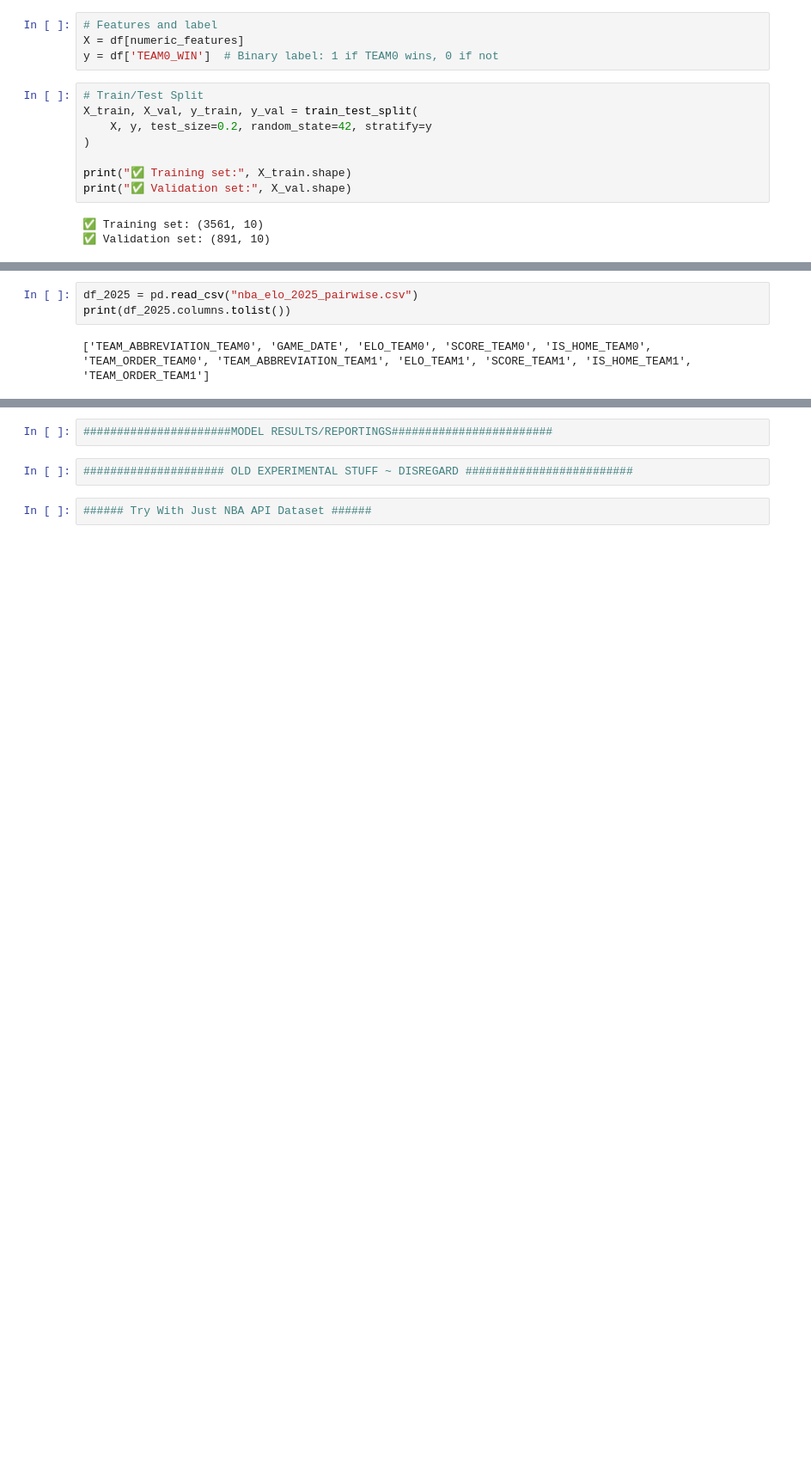
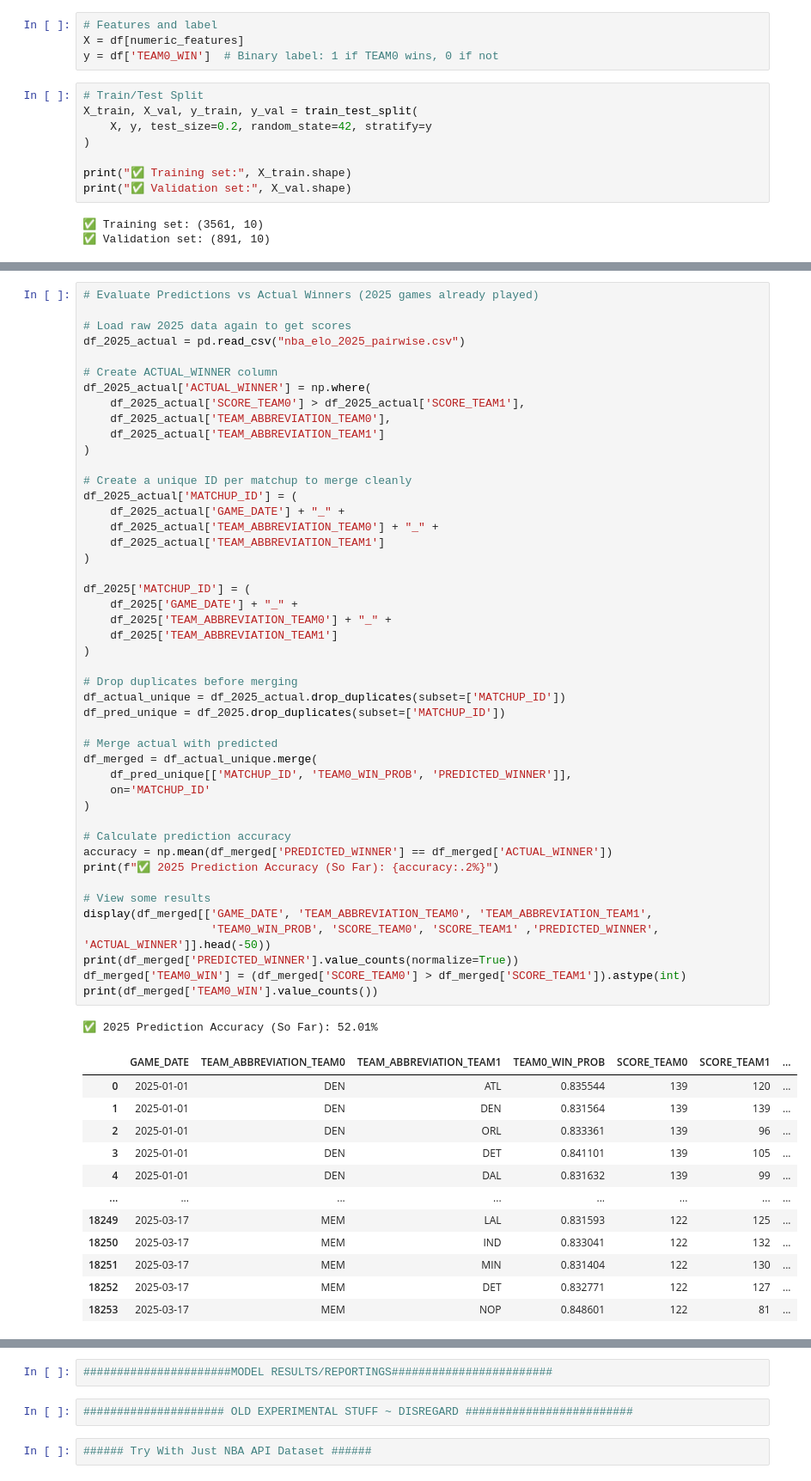
Before and after one commit to BihanDasgupta/ShotMint, a Jupyter notebook: MintShooter_RNN_Model.ipynb, the cells around one changed output, grey strips where cells are left out. Shown at 86% size. Cells and saved outputs as stored; diff of their text form; blank space fills up the shorter version.

```diff
--- a/MintShooter_RNN_Model.ipynb
+++ b/MintShooter_RNN_Model.ipynb
@@ -668,5 +742,60 @@ NotFittedError: This StandardScaler instance is not fitted yet. Call 'fit' with
 # %%
-df_2025 = pd.read_csv("nba_elo_2025_pairwise.csv")
-print(df_2025.columns.tolist())
+# Evaluate Predictions vs Actual Winners (2025 games already played)
+
+# Load raw 2025 data again to get scores
+df_2025_actual = pd.read_csv("nba_elo_2025_pairwise.csv")
+
+# Create ACTUAL_WINNER column
+df_2025_actual['ACTUAL_WINNER'] = np.where(
+    df_2025_actual['SCORE_TEAM0'] > df_2025_actual['SCORE_TEAM1'],
+    df_2025_actual['TEAM_ABBREVIATION_TEAM0'],
+    df_2025_actual['TEAM_ABBREVIATION_TEAM1']
+)
+
+# Create a unique ID per matchup to merge cleanly
+df_2025_actual['MATCHUP_ID'] = (
+    df_2025_actual['GAME_DATE'] + "_" +
+    df_2025_actual['TEAM_ABBREVIATION_TEAM0'] + "_" +
+    df_2025_actual['TEAM_ABBREVIATION_TEAM1']
+)
+
+df_2025['MATCHUP_ID'] = (
+    df_2025['GAME_DATE'] + "_" +
+    df_2025['TEAM_ABBREVIATION_TEAM0'] + "_" +
+    df_2025['TEAM_ABBREVIATION_TEAM1']
+)
+
+# Drop duplicates before merging
+df_actual_unique = df_2025_actual.drop_duplicates(subset=['MATCHUP_ID'])
+df_pred_unique = df_2025.drop_duplicates(subset=['MATCHUP_ID'])
+
+# Merge actual with predicted
+df_merged = df_actual_unique.merge(
+    df_pred_unique[['MATCHUP_ID', 'TEAM0_WIN_PROB', 'PREDICTED_WINNER']],
+    on='MATCHUP_ID'
+)
+
+# Calculate prediction accuracy
+accuracy = np.mean(df_merged['PREDICTED_WINNER'] == df_merged['ACTUAL_WINNER'])
+print(f"✅ 2025 Prediction Accuracy (So Far): {accuracy:.2%}")
+
+# View some results
+display(df_merged[['GAME_DATE', 'TEAM_ABBREVIATION_TEAM0', 'TEAM_ABBREVIATION_TEAM1',
+                   'TEAM0_WIN_PROB', 'SCORE_TEAM0', 'SCORE_TEAM1' ,'PREDICTED_WINNER', 'ACTUAL_WINNER']].head(-50))
+print(df_merged['PREDICTED_WINNER'].value_counts(normalize=True))
+df_merged['TEAM0_WIN'] = (df_merged['SCORE_TEAM0'] > df_merged['SCORE_TEAM1']).astype(int)
+print(df_merged['TEAM0_WIN'].value_counts())
 # %% [output]
-['TEAM_ABBREVIATION_TEAM0', 'GAME_DATE', 'ELO_TEAM0', 'SCORE_TEAM0', 'IS_HOME_TEAM0', 'TEAM_ORDER_TEAM0', 'TEAM_ABBREVIATION_TEAM1', 'ELO_TEAM1', 'SCORE_TEAM1', 'IS_HOME_TEAM1', 'TEAM_ORDER_TEAM1']
+✅ 2025 Prediction Accuracy (So Far): 52.01%
+|  | GAME_DATE | TEAM_ABBREVIATION_TEAM0 | TEAM_ABBREVIATION_TEAM1 | TEAM0_WIN_PROB | SCORE_TEAM0 | SCORE_TEAM1 | ... |
+| 0 | 2025-01-01 | DEN | ATL | 0.835544 | 139 | 120 | ... |
+| 1 | 2025-01-01 | DEN | DEN | 0.831564 | 139 | 139 | ... |
+| 2 | 2025-01-01 | DEN | ORL | 0.833361 | 139 | 96 | ... |
+| 3 | 2025-01-01 | DEN | DET | 0.841101 | 139 | 105 | ... |
+| 4 | 2025-01-01 | DEN | DAL | 0.831632 | 139 | 99 | ... |
+| ... | ... | ... | ... | ... | ... | ... | ... |
+| 18249 | 2025-03-17 | MEM | LAL | 0.831593 | 122 | 125 | ... |
+| 18250 | 2025-03-17 | MEM | IND | 0.833041 | 122 | 132 | ... |
+| 18251 | 2025-03-17 | MEM | MIN | 0.831404 | 122 | 130 | ... |
+| 18252 | 2025-03-17 | MEM | DET | 0.832771 | 122 | 127 | ... |
+| 18253 | 2025-03-17 | MEM | NOP | 0.848601 | 122 | 81 | ... |
```
Also changed, not shown: parts of 6 cells of this notebook.
